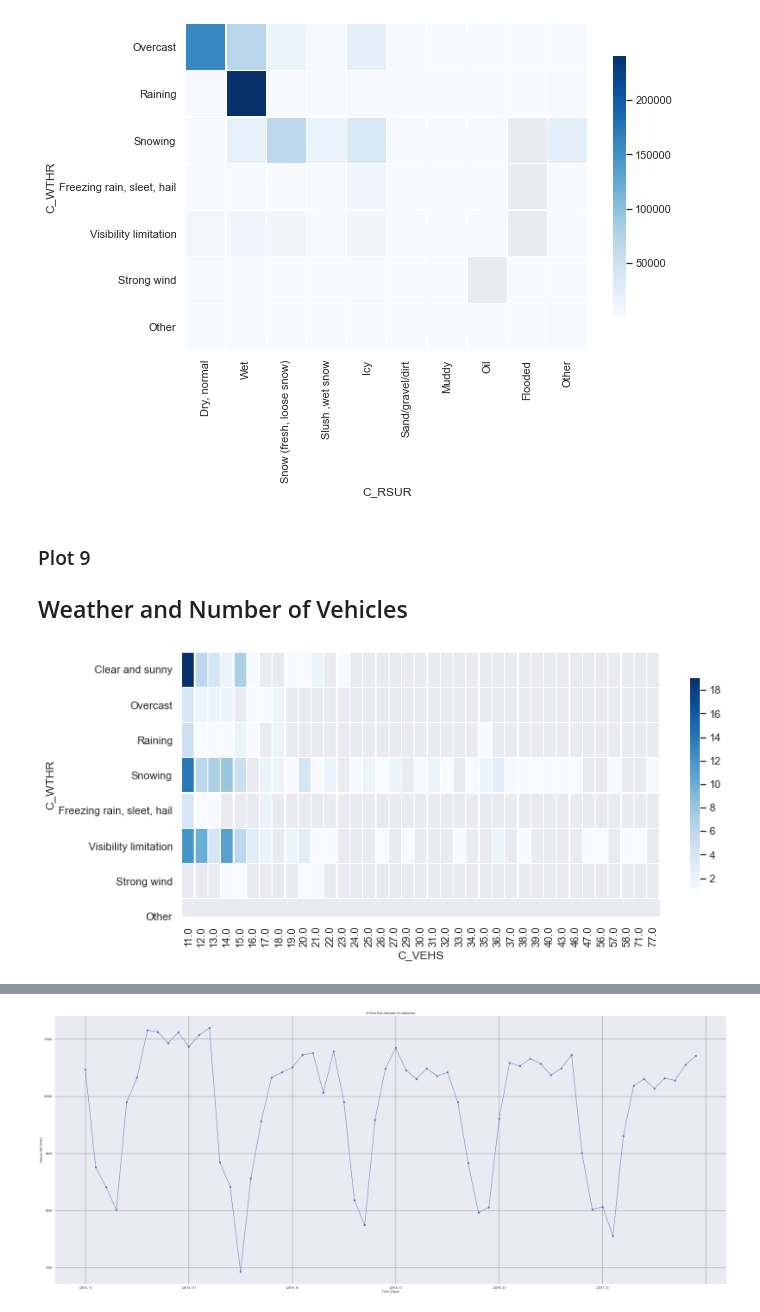
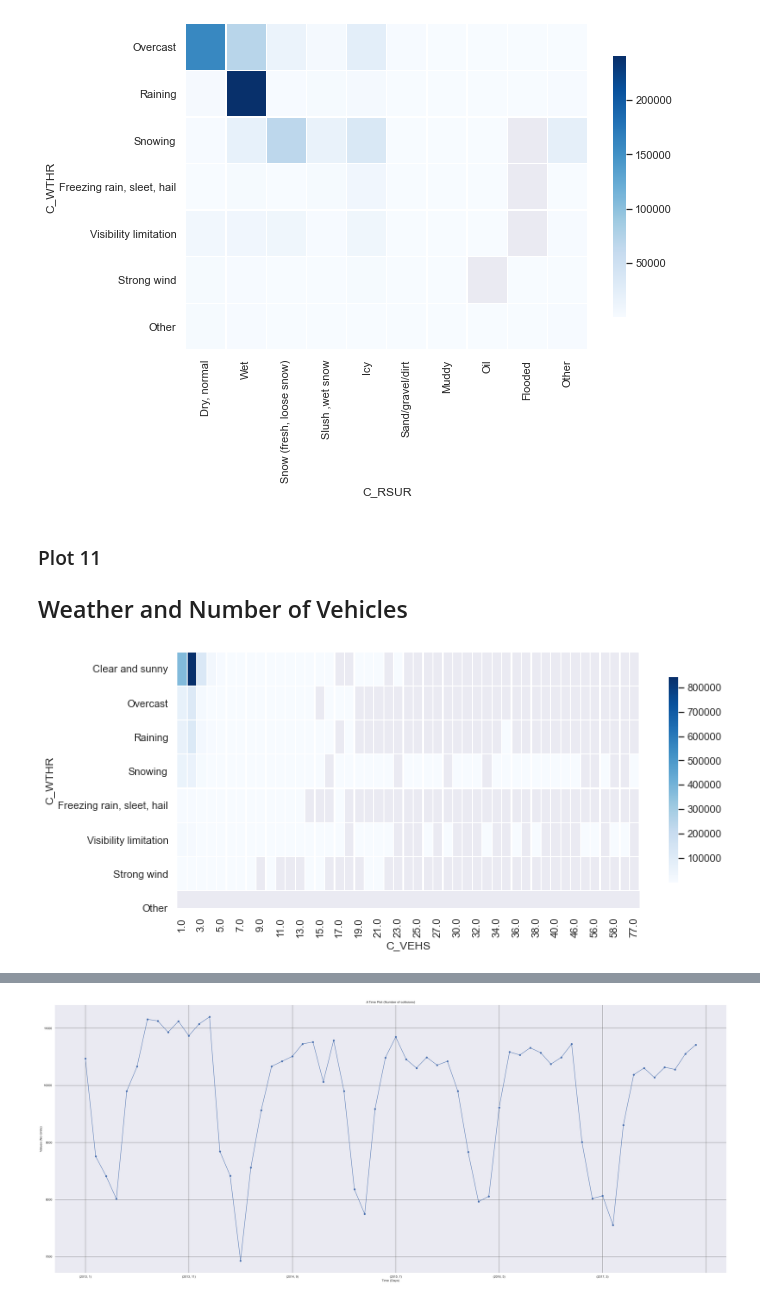
Before and after one commit to pangit1/group17project, a Jupyter notebook: grp17assignment.ipynb, the cells around one changed output, grey strips where cells are left out. Cells and saved outputs as stored; diff of their text form; code cells hidden in the pictures.

```diff
--- a/grp17assignment.ipynb
+++ b/grp17assignment.ipynb
@@ -323,21 +352,21 @@ plt.show()
 # %% [output]
 [figure]
 # %% [markdown]
-### Plot 9
+### Plot 11
 
 ## Weather and Number of Vehicles
 # %%
-df = clsb1[clsb1.C_VEHS>10].groupby(['C_WTHR', 'C_VEHS']).C_CASE.nunique().unstack()
+df = clsb1.groupby(['C_WTHR', 'C_VEHS']).C_CASE.nunique().unstack()
 
 fig, ax = plt.subplots(figsize=(11, 5))
 # plot heatmap
 sns.heatmap(df, cmap="Blues",
            linewidth=0.3, cbar_kws={"shrink": .8})
 
 yticks_labels = ['Clear and sunny','Overcast','Raining','Snowing','Freezing rain, sleet, hail', 'Visibility limitation','Strong wind','Other']
 
 
 plt.yticks(np.arange(8) + .5, labels=yticks_labels, rotation='horizontal')
 plt.show()
 # %% [output]
-[figure, old version]
+[figure, new version]
```
Also changed, not shown: parts of 24 cells of this notebook, 1 other file.
